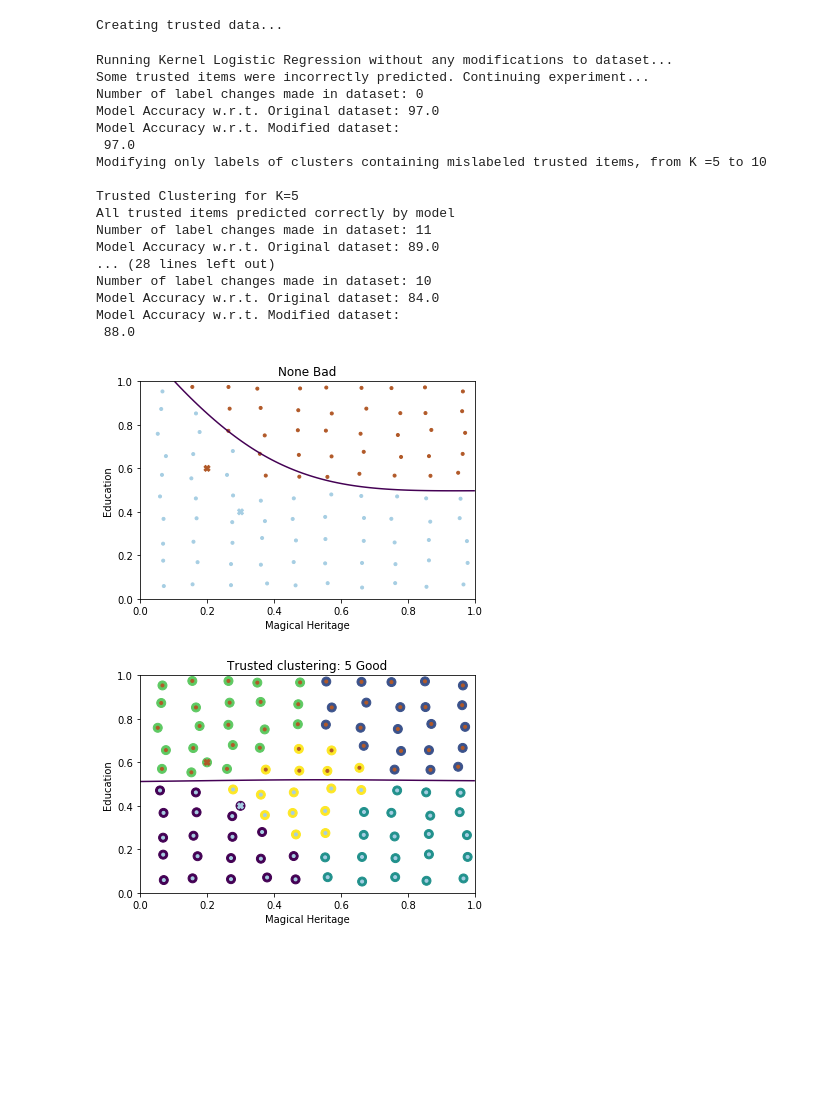
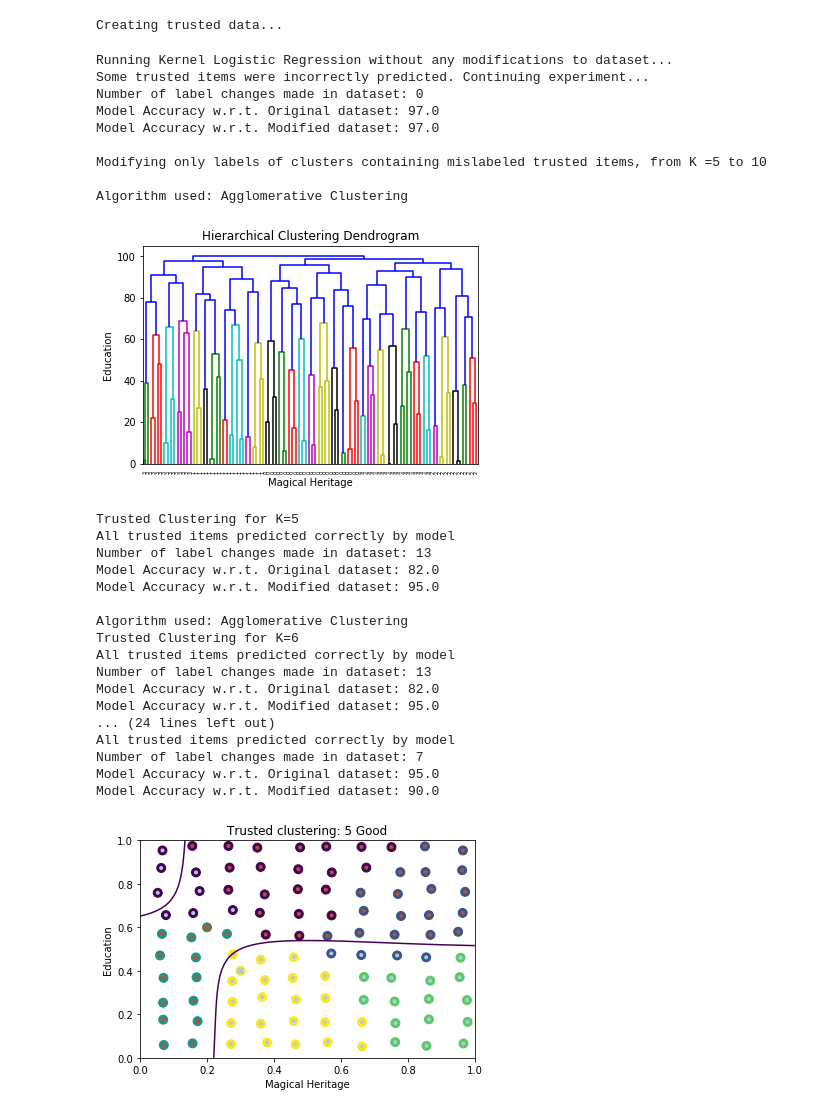
Before and after one commit to goutham7r/trusty-ml, a Jupyter notebook: HarryPotter.ipynb, the cells around one changed output. Cells and saved outputs as stored; diff of their text form; code cells hidden in the pictures; blank space fills up the shorter version.

```diff
--- a/HarryPotter.ipynb
+++ b/HarryPotter.ipynb
@@ -11,8 +11,8 @@ import matplotlib.pyplot as plt
 def evaluate_model(y_train,y_train_mod, y_mod_pred):
 	print("Number of label changes made in dataset:",np.count_nonzero(y_train - y_train_mod))
 	print("Model Accuracy w.r.t. Original dataset:",np.count_nonzero((y_train - y_mod_pred)==0)*100.0/y_train.shape[0])
-	print("Model Accuracy w.r.t. Modified dataset:\n",
-          np.count_nonzero((y_train_mod - y_mod_pred)==0)*100.0/y_train.shape[0])
+	print("Model Accuracy w.r.t. Modified dataset:",
+          np.count_nonzero((y_train_mod - y_mod_pred)==0)*100.0/y_train.shape[0],"\n")
 # %%
 def check_trusted_items(X_train,y_train,X_trust,y_trust, sigma, lam, combo=None,
 						train_cluster_labels=None, trust_cluster_labels=None, plot=False):
@@ -50,7 +50,7 @@ def modify_labels(K, y_train, train_cluster_labels, combo, max_changes=np.inf):
 	else:
 		return y_train_mod
 # %%
-def cluster_data(X_train, y_train, X_trust, y_trust, sigma, lam, try_all_combos=False):
+def cluster_data(X_train, y_train, X_trust, y_trust, sigma, lam, try_all_combos=False, model="KMeans"):
 
 	label_set = list(set(y_train))
 
@@ -75,11 +75,23 @@ def cluster_data(X_train, y_train, X_trust, y_trust, sigma, lam, try_all_combos=
 		print("Modifying only labels of clusters containing mislabeled trusted items, from K =%d to %d\n"%(min_K,max_K))
 
 	for K in range(min_K,max_K+1):
-		kmeans = KMeans(n_clusters=K)
-		kmeans.fit(X_train)
+		if model=="KMeans":
+			print("Algorithm used: KMeans Clustering")
+			cluster_model = KMeans(n_clusters=K)
+			cluster_model.fit(X_train)
+			train_cluster_labels = cluster_model.labels_
+			trust_cluster_labels = cluster_model.predict(X_trust)
+		elif model=="Agg":
+			print("Algorithm used: Agglomerative Clustering")
+			cluster_model = AgglomerativeClustering(n_clusters=K)
+			X_train_and_trust = np.vstack([X_train, X_trust])
+			cluster_model.fit(X_train_and_trust)
+			train_cluster_labels = cluster_model.labels_[:X_train.shape[0]]
+			trust_cluster_labels = cluster_model.labels_[X_train.shape[0]:]
+			if K==min_K:
+				plot_dendrogram(cluster_model, labels=cluster_model.labels_)
 
-		train_cluster_labels = kmeans.labels_
-		trust_cluster_labels = kmeans.predict(X_trust)
+
 
 		if try_all_combos:
 			all_combos = list(product(label_set, repeat=K))
@@ -233,27 +273,39 @@ c_value = 100  # Confidence parameters on trusted items are set to 100.
 c = c_value*np.ones((m,1))
 # %% [output]
 Creating trusted data...
+# %%
+model = "KMeans"
+model = "Agg"
 # %%
 # --------------------------------------------------------------
 # Experimenting with clustering
-cluster_data(X_train, y_train, X_trust, y_trust, sigma, lam)
+cluster_data(X_train, y_train, X_trust, y_trust, sigma, lam, model=model)
 # %% [output]
 Running Kernel Logistic Regression without any modifications to dataset...
 Some trusted items were incorrectly predicted. Continuing experiment...
 Number of label changes made in dataset: 0
 Model Accuracy w.r.t. Original dataset: 97.0
-Model Accuracy w.r.t. Modified dataset:
- 97.0
+Model Accuracy w.r.t. Modified dataset: 97.0
+
 Modifying only labels of clusters containing mislabeled trusted items, from K =5 to 10
 
-Trusted Clustering for K=5
-All trusted items predicted correctly by model
-Number of label changes made in dataset: 11
-Model Accuracy w.r.t. Original dataset: 89.0
-... (28 lines left out)
-Number of label changes made in dataset: 10
-Model Accuracy w.r.t. Original dataset: 84.0
-Model Accuracy w.r.t. Modified dataset:
- 88.0
+Algorithm used: Agglomerative Clustering
-[figure, old version]
+[figure, new version]
+Trusted Clustering for K=5
+All trusted items predicted correctly by model
+Number of label changes made in dataset: 13
+Model Accuracy w.r.t. Original dataset: 82.0
+Model Accuracy w.r.t. Modified dataset: 95.0
+
+Algorithm used: Agglomerative Clustering
+Trusted Clustering for K=6
+All trusted items predicted correctly by model
+Number of label changes made in dataset: 13
+Model Accuracy w.r.t. Original dataset: 82.0
+Model Accuracy w.r.t. Modified dataset: 95.0
+... (24 lines left out)
+All trusted items predicted correctly by model
+Number of label changes made in dataset: 7
+Model Accuracy w.r.t. Original dataset: 95.0
+Model Accuracy w.r.t. Modified dataset: 90.0
-[figure, old version]
+[figure, new version]
```
Also changed, not shown: parts of 6 cells of this notebook, 2 other files.
